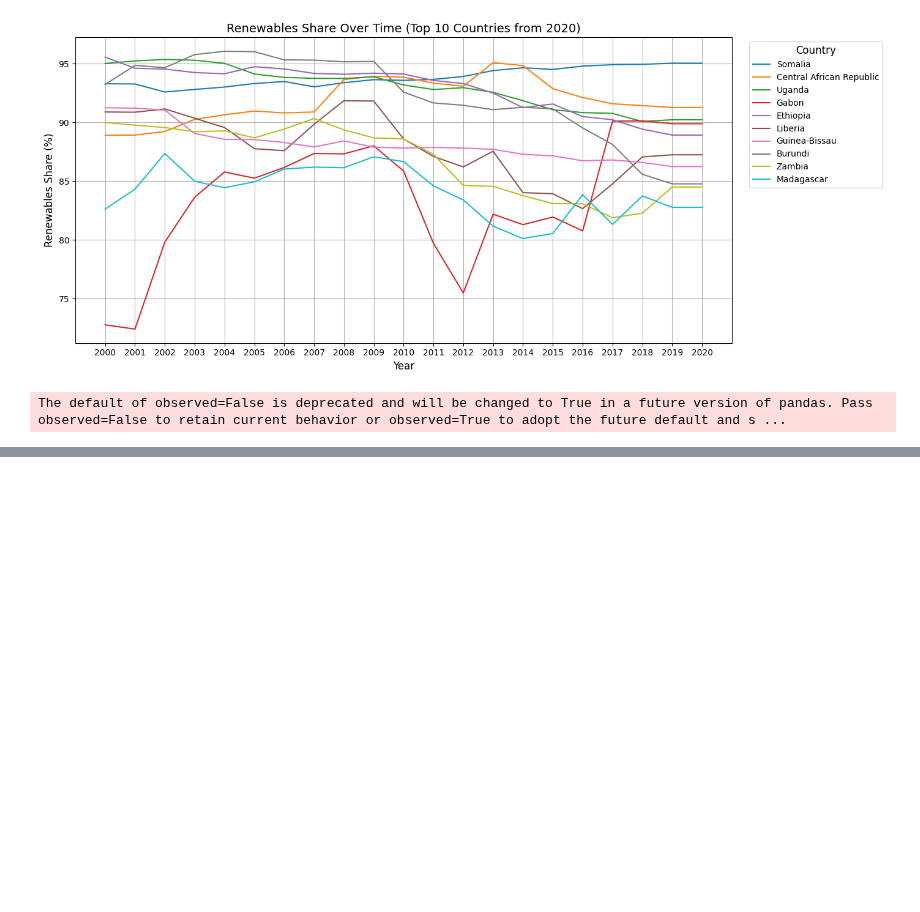
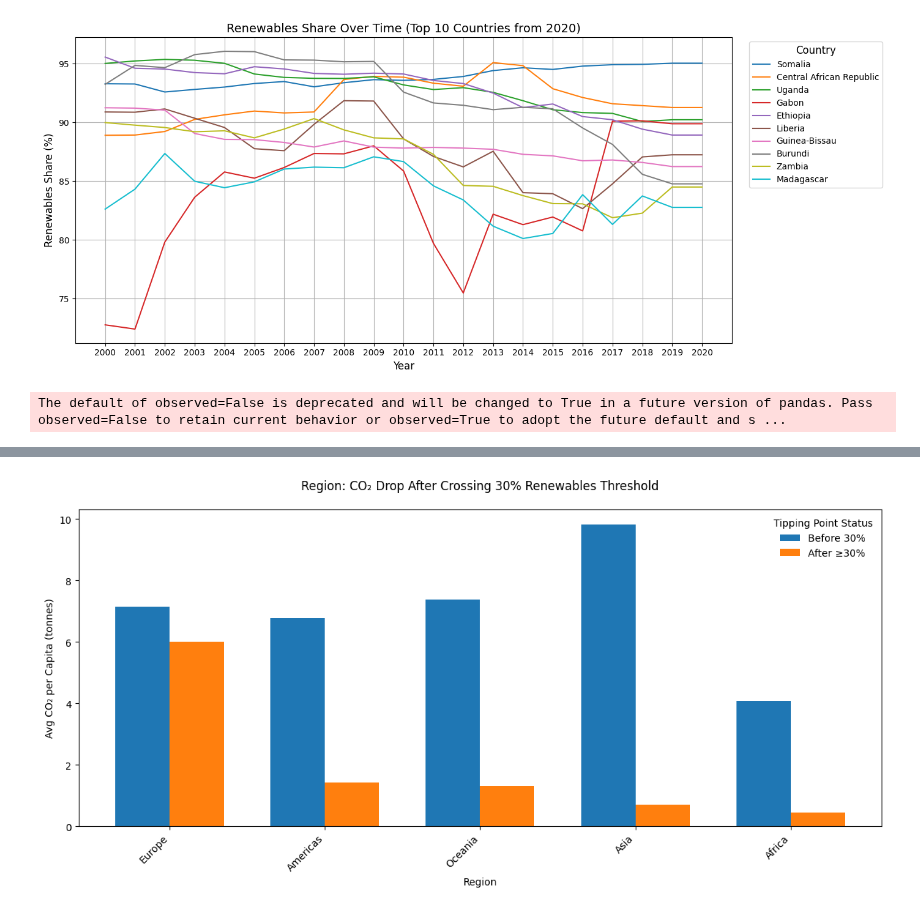
Before and after one commit to SelinaFischer/climate_tipping_points, a Jupyter notebook: jupyter_notebooks/4. visualisation.ipynb, the cells around one changed output, grey strips where cells are left out. Drawn from its saved outputs; the diff is of its cells as text; code cells hidden in the pictures; blank space fills up the shorter version.

```diff
--- a/jupyter_notebooks/4. visualisation.ipynb
+++ b/jupyter_notebooks/4. visualisation.ipynb
@@ -463,0 +595,60 @@ fig.show()
+# %%
+import pandas as pd
+import matplotlib.pyplot as plt
+from matplotlib.patches import Patch
+
+# Load data
+df = pd.read_csv("../data/cleaned/enhanced_energy_features_final.csv")
+
+# Flag for 30% renewables tipping point
+df['above_30_pct'] = df['renewables_share_pct'] >= 30
+
+# Group by region and tipping point
+df_avg = df.groupby(['region', 'above_30_pct'])['co2_per_capita_t'].mean().reset_index()
+df_avg['Threshold'] = df_avg['above_30_pct'].map({True: 'After ≥30%', False: 'Before 30%'})
+
+# Pivot data to wide format
+pivot_df = df_avg.pivot(index='region', columns='Threshold', values='co2_per_capita_t')
+pivot_df = pivot_df.sort_values(by='After ≥30%', ascending=False)
+
+# Plot setup
+fig, ax = plt.subplots(figsize=(12, 6))
+bar_width = 0.35
+index = range(len(pivot_df))
+
+# Colors
+colors = plt.rcParams['axes.prop_cycle'].by_key()['color']
+color_before = colors[0]
+color_after = colors[1]
+
+# Bar charts
+ax.bar(index, pivot_df['Before 30%'], bar_width, label='Before 30%', color=color_before)
+ax.bar([i + bar_width for i in index], pivot_df['After ≥30%'], bar_width, label='After ≥30%', color=color_after)
+
+# X-axis setup
+ax.set_xlabel('Region')
+ax.set_ylabel('Avg CO₂ per Capita (tonnes)')
+ax.set_xticks([i + bar_width / 2 for i in index])
+ax.set_xticklabels(pivot_df.index, rotation=45, ha='right')
+
+# Title above chart only (no overlap)
+ax.set_title('Region: CO₂ Drop After Crossing 30% Renewables Threshold', pad=20)
+
+# Legend inside the plot, inline with bars
+legend_elements = [
+    Patch(facecolor=color_before, label='Before 30%'),
+    Patch(facecolor=color_after, label='After ≥30%')
+]
+ax.legend(
+    handles=legend_elements,
+    title='Tipping Point Status',
+    loc='upper right',
+    bbox_to_anchor=(1, 1),
+    frameon=False
+)
+
+# Improve layout
+plt.tight_layout()
+plt.show()
+# %% [output]
+[figure, added]
```
Also changed, not shown: parts of 2 cells of this notebook.
